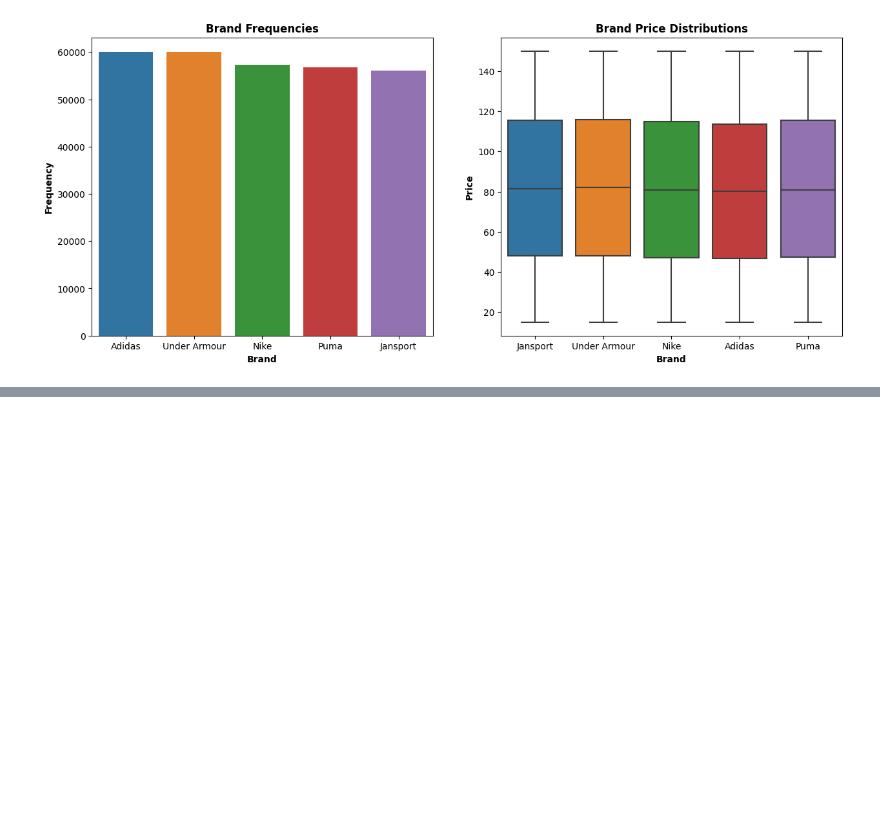
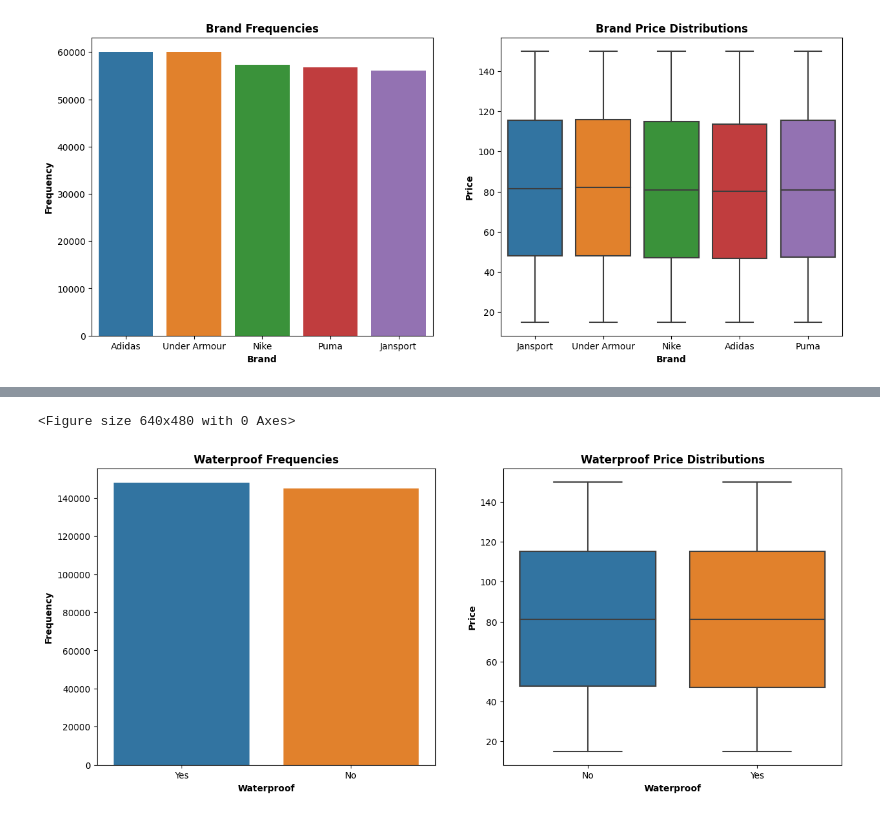
Before and after one commit to JonathonBriggs/AnalyticsProjects, a Jupyter notebook: Kaggle/Backpack Challenge/backpack-prediction-challenge-notebook.ipynb, the cells around one changed output, grey strips where cells are left out. Saved outputs shown, nothing was run; the diff lists cells and outputs as text; code cells hidden in the pictures; blank space fills up the shorter version.

```diff
--- a/Kaggle/Backpack Challenge/backpack-prediction-challenge-notebook.ipynb
+++ b/Kaggle/Backpack Challenge/backpack-prediction-challenge-notebook.ipynb
@@ -119,0 +149,6 @@ cat_quick_plot(train_df, 'Brand')
+# %%
+#Plots for Waterproof Data
+cat_quick_plot(train_df, 'Waterproof')
+# %% [output]
+<Figure size 640x480 with 0 Axes>
+[figure, added]
```
Also changed, not shown: parts of 8 cells of this notebook.
